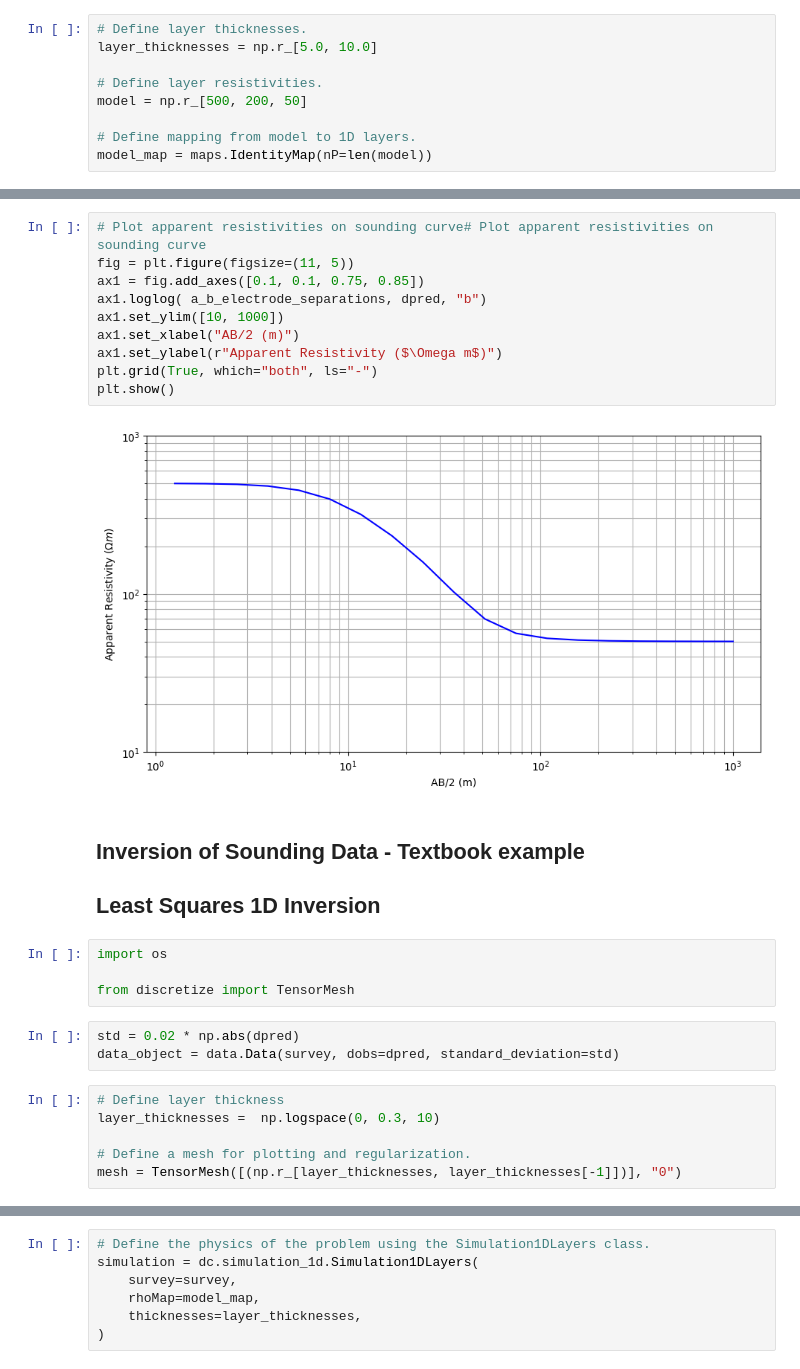
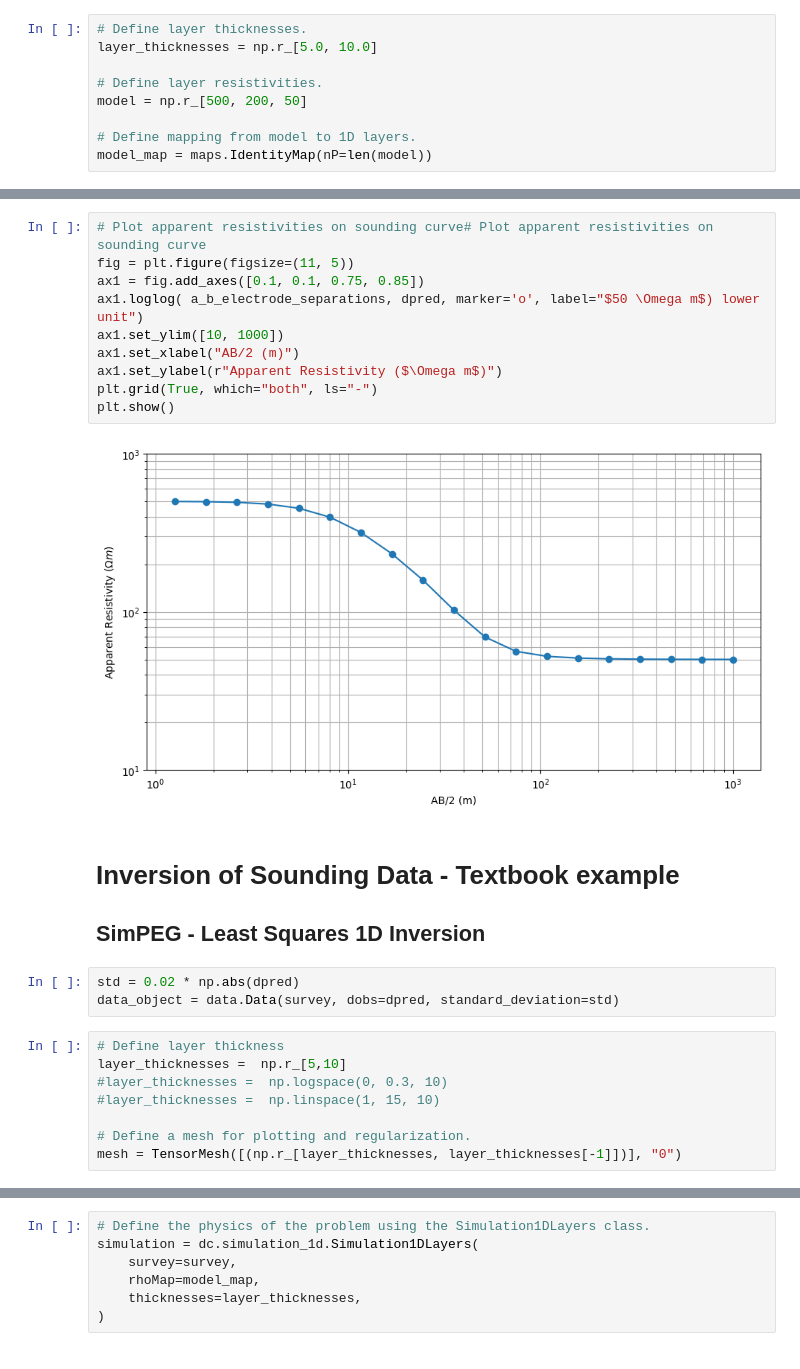
Before and after one commit to mdeppner/ves_modeling, a Jupyter notebook: notebooks/forward.ipynb, the cells around one changed output, grey strips where cells are left out. Cells and saved outputs as stored; diff of their text form.

```diff
--- a/notebooks/forward.ipynb
+++ b/notebooks/forward.ipynb
@@ -184,28 +88,26 @@ ValueError: Dimension mismatch in IdentityMap(11,11) and np.ndarray(3,).
 # %%
 # Plot apparent resistivities on sounding curve# Plot apparent resistivities on sounding curve
 fig = plt.figure(figsize=(11, 5))
 ax1 = fig.add_axes([0.1, 0.1, 0.75, 0.85])
-ax1.loglog( a_b_electrode_separations, dpred, "b")
+ax1.loglog( a_b_electrode_separations, dpred, marker='o', label="$50 \Omega m$) lower unit")
 ax1.set_ylim([10, 1000])
 ax1.set_xlabel("AB/2 (m)")
 ax1.set_ylabel(r"Apparent Resistivity ($\Omega m$)")
 plt.grid(True, which="both", ls="-")
 plt.show()
 # %% [output]
-[figure, old version]
+[figure, new version]
 # %% [markdown]
-## Inversion of Sounding Data - Textbook example
-## Least Squares 1D Inversion
+# Inversion of Sounding Data - Textbook example
+## SimPEG - Least Squares 1D Inversion
-# %%
-import os
-
-from discretize import TensorMesh
 # %%
 std = 0.02 * np.abs(dpred)
 data_object = data.Data(survey, dobs=dpred, standard_deviation=std)
 # %%
 # Define layer thickness
-layer_thicknesses =  np.logspace(0, 0.3, 10)
+layer_thicknesses =  np.r_[5,10]
+#layer_thicknesses =  np.logspace(0, 0.3, 10)
+#layer_thicknesses =  np.linspace(1, 15, 10)
 
 # Define a mesh for plotting and regularization.
 mesh = TensorMesh([(np.r_[layer_thicknesses, layer_thicknesses[-1]])], "0")
```
Also changed, not shown: parts of 48 cells of this notebook.
